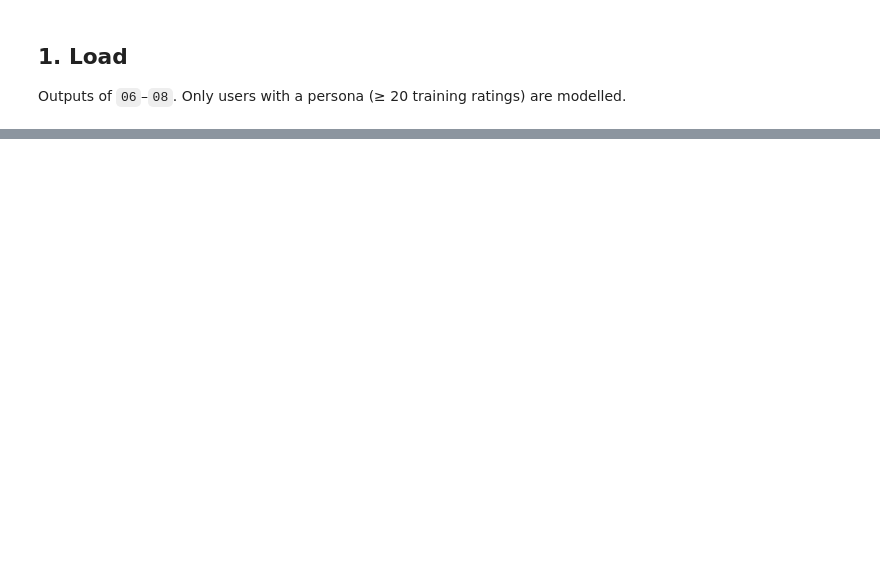
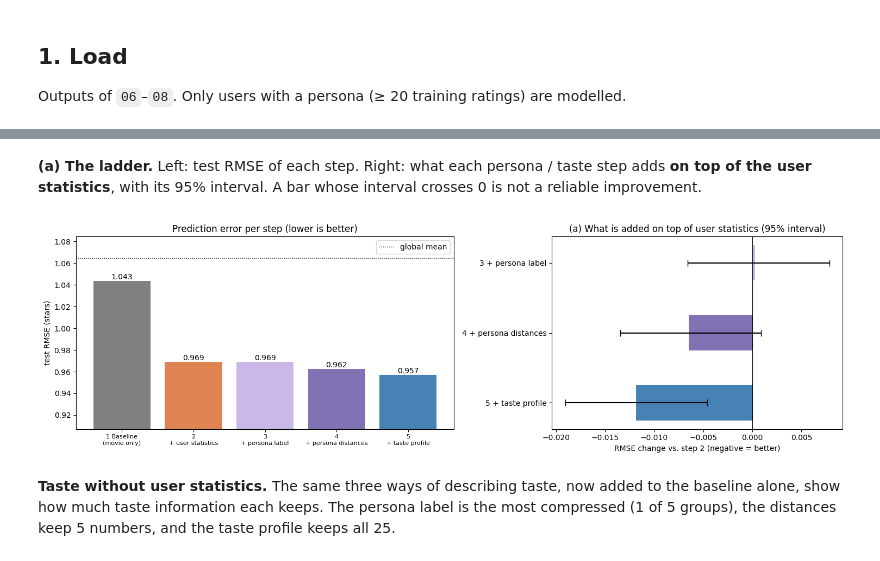
Before and after one commit to ReviBa/applied-DS-project, a Jupyter notebook: notebooks/09_rating_model.ipynb, the cells around one changed output, grey strips where cells are left out. Saved outputs shown, nothing was run; the diff lists cells and outputs as text; code cells hidden in the pictures; blank space fills up the shorter version.

```diff
--- a/notebooks/09_rating_model.ipynb
+++ b/notebooks/09_rating_model.ipynb
@@ -581,0 +264,19 @@ plt.show()
+# %%
+y_test = y["test"]
+pred = {"0 Global mean": np.full(len(y_test), global_mean)}
+pred |= {name: predict(model, X["test"], FEATURES[name]) for name, model in models.items()}
+
+scores = pd.DataFrame({
+    name: {
+        "RMSE": rmse(y_test, p),
+        "MAE": float(np.mean(np.abs(y_test - p))),
+        "exact star (%)": 100 * np.mean(np.rint(p) == y_test),
+        "within 1 star (%)": 100 * np.mean(np.abs(p - y_test) <= 1),
+        "within 1 star: wrong": int(np.sum(np.abs(p - y_test) > 1)),
+        "liked / not liked (%)": 100 * np.mean((p >= 3.5) == (y_test >= 4)),
+    }
+    for name, p in pred.items()
+}).T
+scores["RMSE gain vs baseline (%)"] = 100 * (1 - scores["RMSE"] / scores.loc[BASE, "RMSE"])
+print(f"test ratings: {len(y_test):,} | movies: {parts['test']['netflix_movie_id'].nunique()} | users: {parts['test']['rater_id'].nunique():,}")
+scores.round(3)
@@ -581,0 +327,32 @@ plt.show()
+# %% [markdown]
+**(a) The ladder.** Left: test RMSE of each step. Right: what each persona / taste step adds **on top of the user statistics**, with its 95% interval. A bar whose interval crosses 0 is not a reliable improvement.
+# %%
+fig, axes = plt.subplots(1, 2, figsize=(15, 4.5), gridspec_kw={"width_ratios": [1.3, 1]})
+
+colors = ["gray", "#dd8452", "#c9b8e8", "#8172b3", "steelblue"]
+model_scores = scores.drop("0 Global mean")
+bars = axes[0].bar(range(len(model_scores)), model_scores["RMSE"], color=colors)
+axes[0].bar_label(bars, fmt="%.3f")
+axes[0].axhline(scores.loc["0 Global mean", "RMSE"], color="black", ls=":", lw=1, label="global mean")
+axes[0].set_xticks(range(len(model_scores)), [n.replace(" + ", "\n+ ").replace(" (", "\n(") for n in model_scores.index], fontsize=8)
+axes[0].set_ylim(model_scores["RMSE"].min() - 0.05, scores["RMSE"].max() + 0.02)
+axes[0].set_ylabel("test RMSE (stars)")
+axes[0].set_title("Prediction error per step (lower is better)")
+axes[0].legend()
+
+added = diffs.iloc[1:]
+ypos = np.arange(len(added))[::-1]
+axes[1].barh(ypos, added["RMSE difference"], color=colors[2:], height=0.5)
+axes[1].errorbar(added["RMSE difference"], ypos,
+                 xerr=[added["RMSE difference"] - added["low"], added["high"] - added["RMSE difference"]],
+                 fmt="none", color="black", capsize=4)
+axes[1].axvline(0, color="black", lw=0.8)
+axes[1].set_yticks(ypos, added.index)
+axes[1].set_xlabel("RMSE change vs. step 2 (negative = better)")
+axes[1].set_title("(a) What is added on top of user statistics (95% interval)")
+fig.tight_layout()
+plt.show()
+# %% [output]
+[figure, added]
+# %% [markdown]
+**Taste without user statistics.** The same three ways of describing taste, now added to the baseline alone, show how much taste information each keeps. The persona label is the most compressed (1 of 5 groups), the distances keep 5 numbers, and the taste profile keeps all 25.
```
Also changed, not shown: parts of 46 cells of this notebook.
